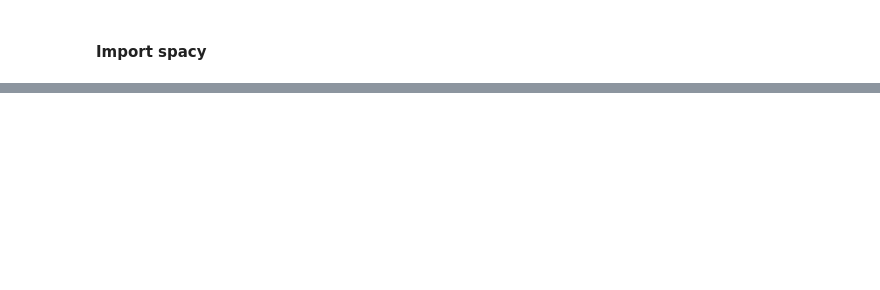
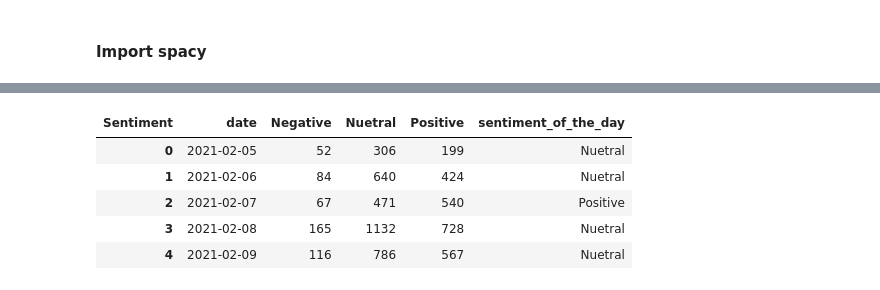
Before and after one commit to TomazJunior/tus-ia-team-project, a Jupyter notebook: sentiment-analysis-twitter-data/sentiment-analysis-twitter.ipynb, the cells around one changed output, grey strips where cells are left out. Cells and saved outputs as stored; diff of their text form; code cells hidden in the pictures; blank space fills up the shorter version.

```diff
--- a/sentiment-analysis-twitter-data/sentiment-analysis-twitter.ipynb
+++ b/sentiment-analysis-twitter-data/sentiment-analysis-twitter.ipynb
@@ -274,0 +377,32 @@ spacy_df['IsLoc'] = spacy_df[:100]['user_location'].apply(lambda row: check_for_
+# %%
+df_sentiment_copy = df_sentiment_clean.copy()
+
+def process_sentiment_data_by_day():
+    # Convert 'date' to datetime and normalize to just the date component
+    df_sentiment_copy['date'] = pd.to_datetime(df_sentiment_by_day['date']).dt.date
+
+    # Group by 'date' and count occurrences of each sentiment
+    sentiment_counts = df_sentiment_copy.groupby('date')['Sentiment'].value_counts().unstack(fill_value=0)
+
+    # Rename columns to match possible sentiment values in your dataset
+    # Adjust these as necessary based on your actual sentiment values
+    #sentiment_counts.columns = [column.lower() for column in sentiment_counts.columns]
+
+    # Determine the 'sentiment of the day'
+    sentiment_counts['sentiment_of_the_day'] = sentiment_counts.idxmax(axis=1)
+
+    # Reset the index to turn the 'date' index into a column
+    sentiment_counts.reset_index(inplace=True)
+
+    return sentiment_counts
+# %%
+# Export to CSV, including only the specified columns
+sentiment_summary = process_sentiment_data_by_day()
+sentiment_summary.head()
+# %% [output]
+| Sentiment | date | Negative | Nuetral | Positive | sentiment_of_the_day |
+| 0 | 2021-02-05 | 52 | 306 | 199 | Nuetral |
+| 1 | 2021-02-06 | 84 | 640 | 424 | Nuetral |
+| 2 | 2021-02-07 | 67 | 471 | 540 | Positive |
+| 3 | 2021-02-08 | 165 | 1132 | 728 | Nuetral |
+| 4 | 2021-02-09 | 116 | 786 | 567 | Nuetral |
```
Also changed, not shown: parts of 21 cells of this notebook, 2 other files.
